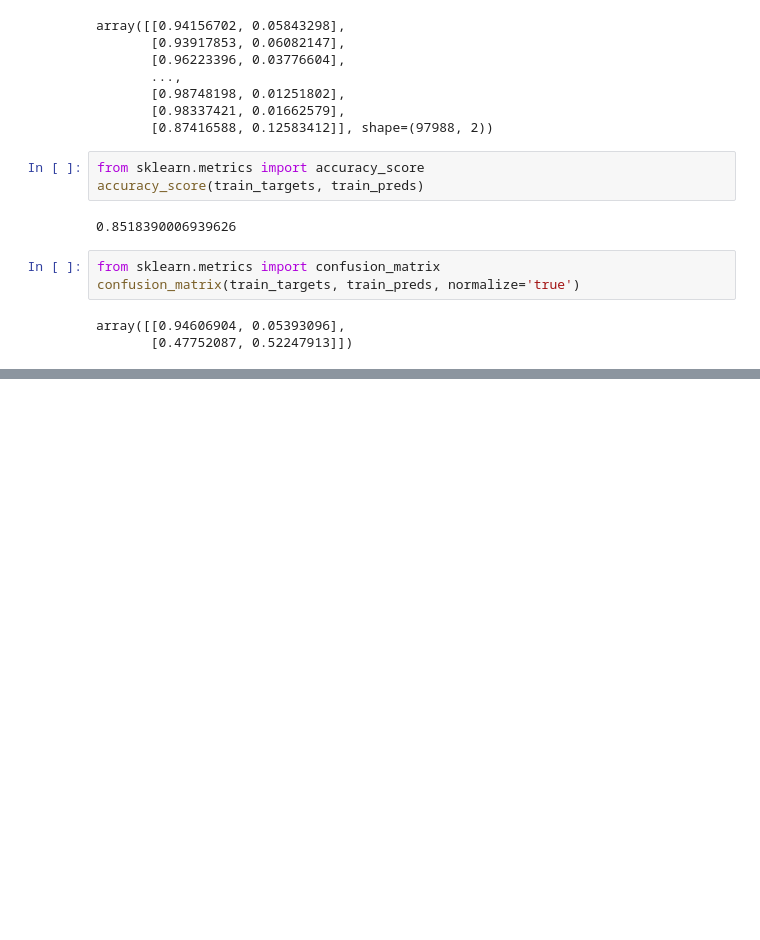
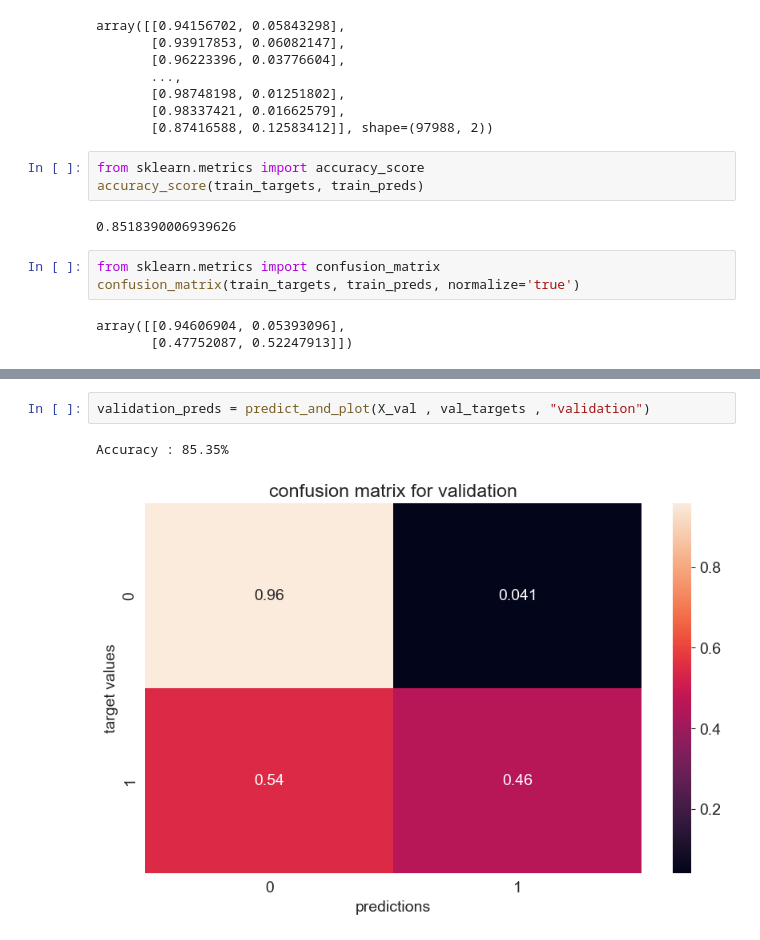
Before and after one commit to Bharat2310/ML_practice-, a Jupyter notebook: project_02/weatherInfo.ipynb, the cells around one changed output, grey strips where cells are left out. Cells and saved outputs as stored; diff of their text form; blank space fills up the shorter version.

```diff
--- a/project_02/weatherInfo.ipynb
+++ b/project_02/weatherInfo.ipynb
@@ -647,0 +665,5 @@ array([[0.94606904, 0.05393096],
+# %%
+validation_preds = predict_and_plot(X_val , val_targets , "validation")
+# %% [output]
+Accuracy : 85.35%
+[figure, added]
```
Also changed, not shown: parts of 26 cells of this notebook.
